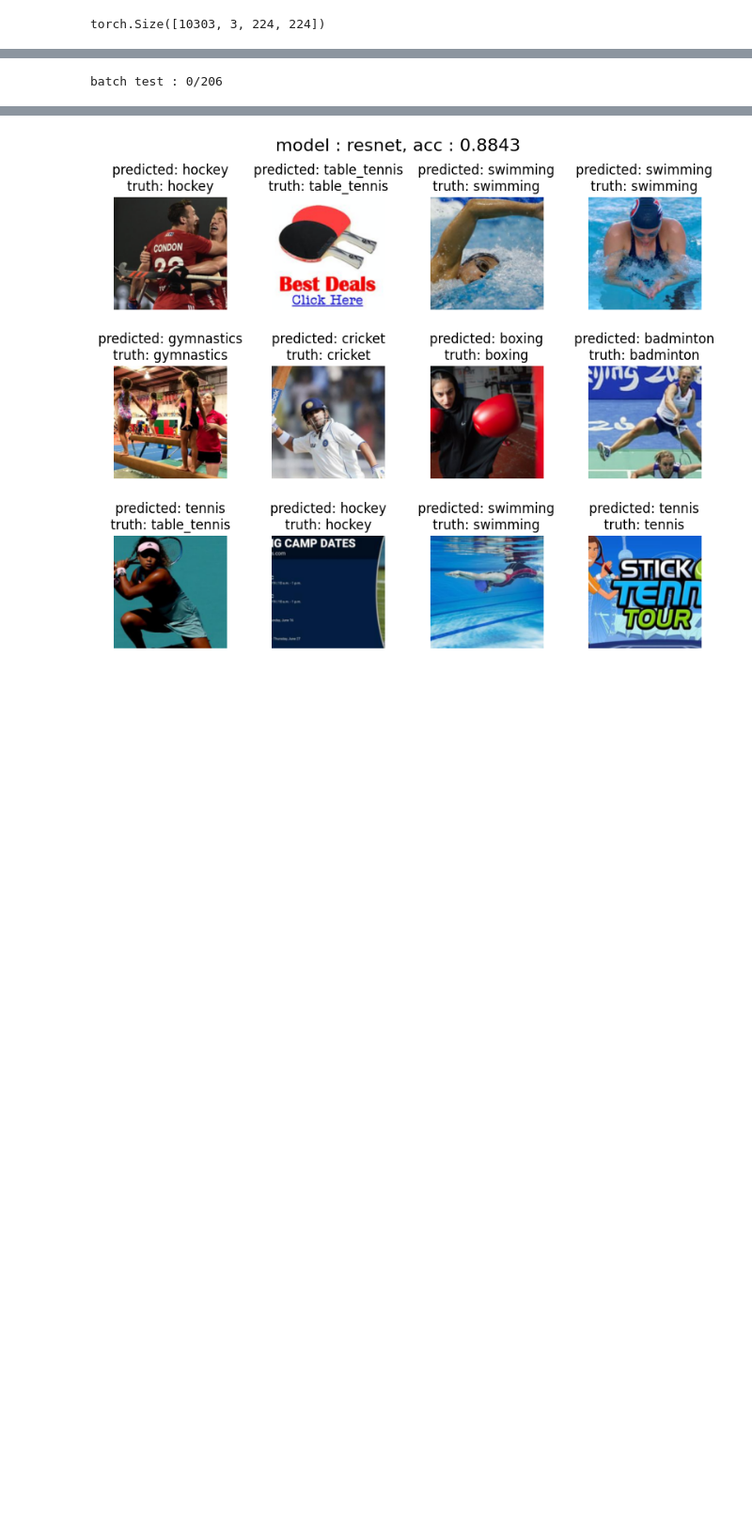
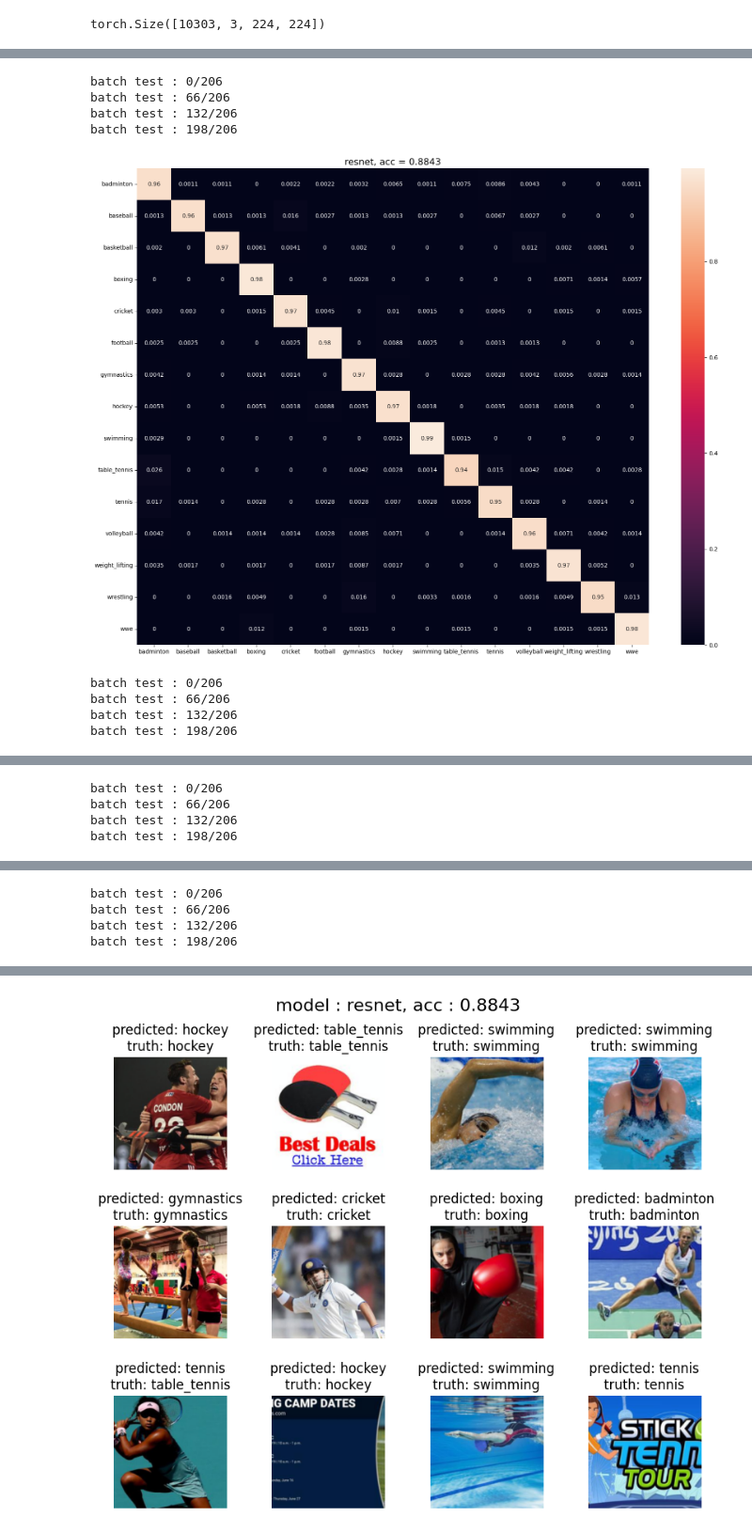
Before and after one commit to axelrocheteau/Neural-network, a Jupyter notebook: compare_NN.ipynb, the cells around one changed output, grey strips where cells are left out. Shown at 94% size. Saved outputs shown, nothing was run; the diff lists cells and outputs as text; code cells hidden in the pictures; blank space fills up the shorter version.

```diff
--- a/compare_NN.ipynb
+++ b/compare_NN.ipynb
@@ -101,31 +101,39 @@ for index, (model_name, model_accuracies) in enumerate(models_accuracies.items()
 batch_size = 50
 
 for model_name, model in loaded_models.items():
     model.eval()
     batch_test_count = (X.shape[0] // batch_size) + 1
 
     y_pred = []
     y_true = []
 
     for num_batch in range(batch_test_count):
         if (num_batch % 66 == 0):
             print(f'batch test : {num_batch}/{batch_test_count - 1}')
         inputs, labels = get_batch(X, y, batch_size, num_batch)
         inputs = inputs.to(device)
         labels = labels.to(device)
         with torch.no_grad():
             outputs = model(inputs)
             _, preds = torch.max(outputs, 1)
         y_pred.extend(preds.numpy())
         labels = labels.numpy()
         y_true.extend(labels) # Save Truth
 
     cf_matrix = confusion_matrix(y_true, y_pred)
     df_cm = pd.DataFrame(cf_matrix / cf_matrix.astype(float).sum(axis=1, keepdims=True), index = [i for i in classes],
                         columns = [i for i in classes])
     plt.figure(figsize = (20,15))
     sn.heatmap(df_cm, annot=True)
-    plt.title(model_name, fontsize = 16)
+    plt.title(f'{model_name}, acc = {round(models_best_accuracy[model_name],4)}', fontsize = 16)
     plt.show()
 # %% [output]
 batch test : 0/206
+batch test : 66/206
+batch test : 132/206
+batch test : 198/206
+[figure, added]
+batch test : 0/206
+batch test : 66/206
+batch test : 132/206
+batch test : 198/206
@@ -131,0 +141,4 @@ batch test : 0/206
+batch test : 0/206
+batch test : 66/206
+batch test : 132/206
+batch test : 198/206
@@ -131,0 +146,4 @@ batch test : 0/206
+batch test : 0/206
+batch test : 66/206
+batch test : 132/206
+batch test : 198/206
```
Also changed, not shown: parts of 2 cells of this notebook.
